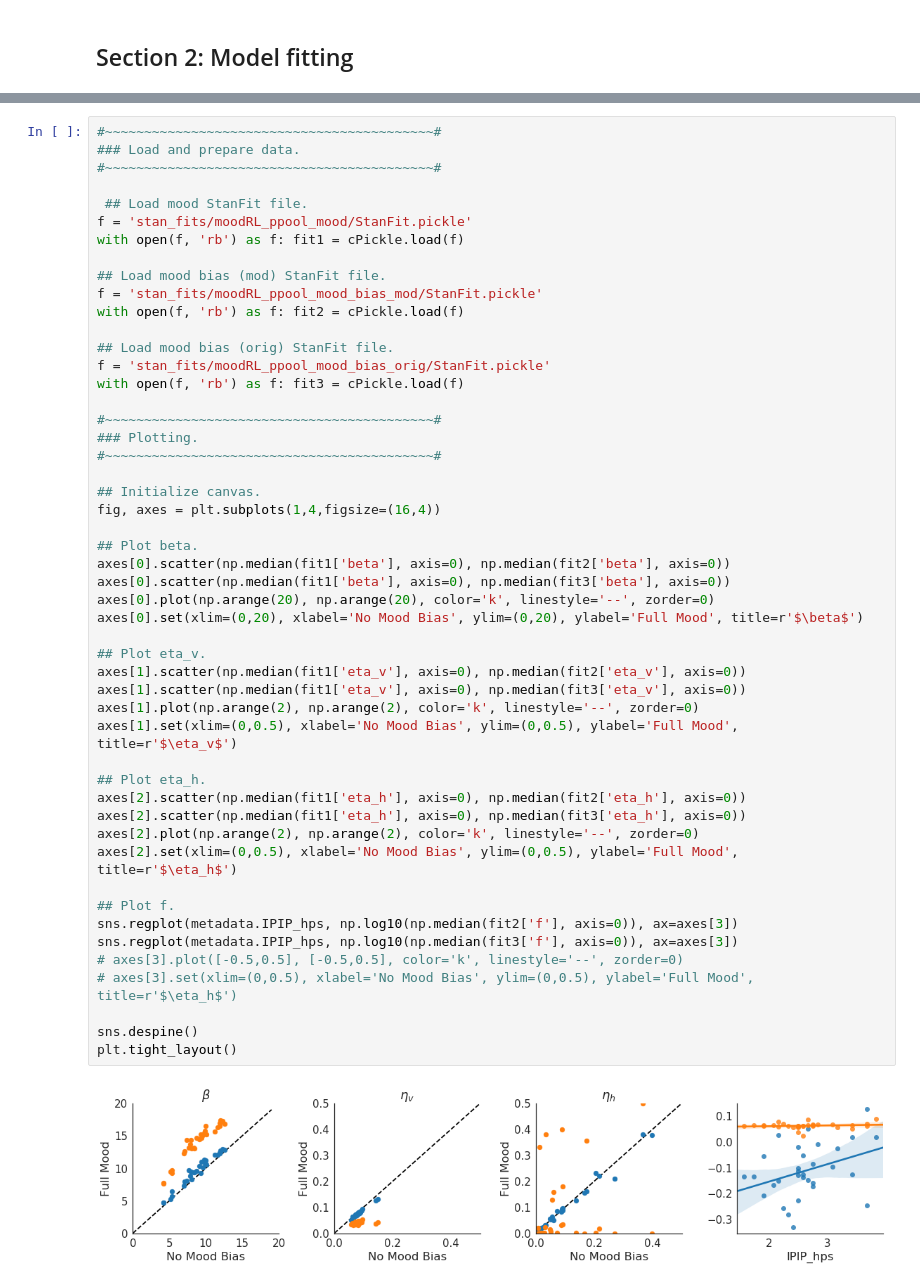
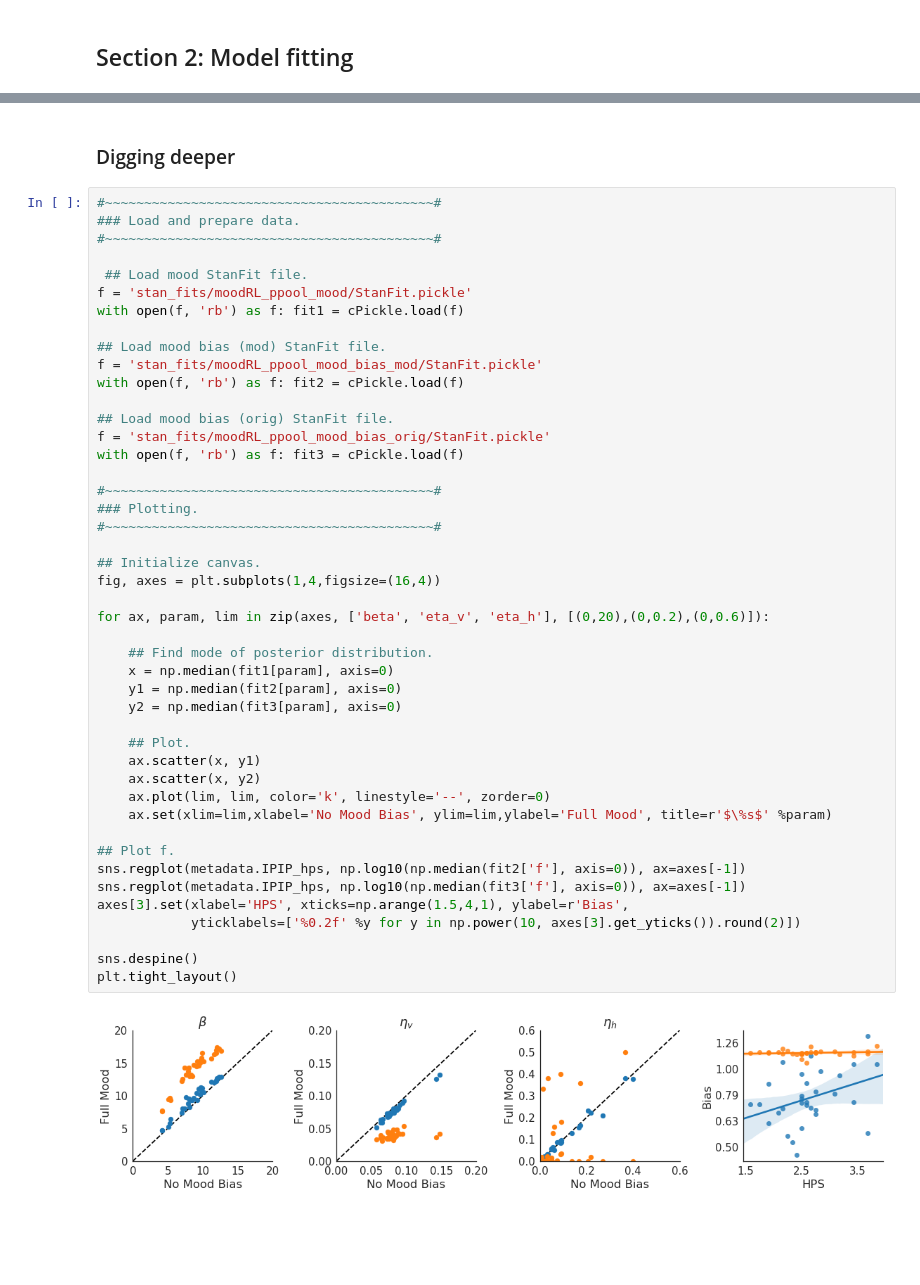
Before and after one commit to szorowi1/pni-rotations, a Jupyter notebook: results_modeling.ipynb, the cells around one changed output, grey strips where cells are left out. Saved outputs shown, nothing was run; the diff lists cells and outputs as text; blank space fills up the shorter version.

```diff
--- a/results_modeling.ipynb
+++ b/results_modeling.ipynb
@@ -367,52 +283,49 @@ sns.despine()
+# %% [markdown]
+### Digging deeper
 # %%
 #~~~~~~~~~~~~~~~~~~~~~~~~~~~~~~~~~~~~~~~~~~#
 ### Load and prepare data.
 #~~~~~~~~~~~~~~~~~~~~~~~~~~~~~~~~~~~~~~~~~~#
 
  ## Load mood StanFit file.
 f = 'stan_fits/moodRL_ppool_mood/StanFit.pickle'
 with open(f, 'rb') as f: fit1 = cPickle.load(f)
 
 ## Load mood bias (mod) StanFit file.
 f = 'stan_fits/moodRL_ppool_mood_bias_mod/StanFit.pickle'
 with open(f, 'rb') as f: fit2 = cPickle.load(f)
 
 ## Load mood bias (orig) StanFit file.
 f = 'stan_fits/moodRL_ppool_mood_bias_orig/StanFit.pickle'
 with open(f, 'rb') as f: fit3 = cPickle.load(f)
 
 #~~~~~~~~~~~~~~~~~~~~~~~~~~~~~~~~~~~~~~~~~~#
 ### Plotting.
 #~~~~~~~~~~~~~~~~~~~~~~~~~~~~~~~~~~~~~~~~~~#
 
 ## Initialize canvas.
 fig, axes = plt.subplots(1,4,figsize=(16,4))
 
-## Plot beta.
-axes[0].scatter(np.median(fit1['beta'], axis=0), np.median(fit2['beta'], axis=0))
-axes[0].scatter(np.median(fit1['beta'], axis=0), np.median(fit3['beta'], axis=0))
-axes[0].plot(np.arange(20), np.arange(20), color='k', linestyle='--', zorder=0)
-axes[0].set(xlim=(0,20), xlabel='No Mood Bias', ylim=(0,20), ylabel='Full Mood', title=r'$\beta$')
+for ax, param, lim in zip(axes, ['beta', 'eta_v', 'eta_h'], [(0,20),(0,0.2),(0,0.6)]):
 
-## Plot eta_v.
-axes[1].scatter(np.median(fit1['eta_v'], axis=0), np.median(fit2['eta_v'], axis=0))
-axes[1].scatter(np.median(fit1['eta_v'], axis=0), np.median(fit3['eta_v'], axis=0))
-axes[1].plot(np.arange(2), np.arange(2), color='k', linestyle='--', zorder=0)
-axes[1].set(xlim=(0,0.5), xlabel='No Mood Bias', ylim=(0,0.5), ylabel='Full Mood', title=r'$\eta_v$')
+    ## Find mode of posterior distribution.
+    x = np.median(fit1[param], axis=0)
+    y1 = np.median(fit2[param], axis=0)
+    y2 = np.median(fit3[param], axis=0)
 
-## Plot eta_h.
-axes[2].scatter(np.median(fit1['eta_h'], axis=0), np.median(fit2['eta_h'], axis=0))
-axes[2].scatter(np.median(fit1['eta_h'], axis=0), np.median(fit3['eta_h'], axis=0))
-axes[2].plot(np.arange(2), np.arange(2), color='k', linestyle='--', zorder=0)
-axes[2].set(xlim=(0,0.5), xlabel='No Mood Bias', ylim=(0,0.5), ylabel='Full Mood', title=r'$\eta_h$')
+    ## Plot.
+    ax.scatter(x, y1)
+    ax.scatter(x, y2)
+    ax.plot(lim, lim, color='k', linestyle='--', zorder=0)
+    ax.set(xlim=lim,xlabel='No Mood Bias', ylim=lim,ylabel='Full Mood', title=r'$\%s$' %param)
 
 ## Plot f.
-sns.regplot(metadata.IPIP_hps, np.log10(np.median(fit2['f'], axis=0)), ax=axes[3])
-sns.regplot(metadata.IPIP_hps, np.log10(np.median(fit3['f'], axis=0)), ax=axes[3])
-# axes[3].plot([-0.5,0.5], [-0.5,0.5], color='k', linestyle='--', zorder=0)
-# axes[3].set(xlim=(0,0.5), xlabel='No Mood Bias', ylim=(0,0.5), ylabel='Full Mood', title=r'$\eta_h$')
+sns.regplot(metadata.IPIP_hps, np.log10(np.median(fit2['f'], axis=0)), ax=axes[-1])
+sns.regplot(metadata.IPIP_hps, np.log10(np.median(fit3['f'], axis=0)), ax=axes[-1])
+axes[3].set(xlabel='HPS', xticks=np.arange(1.5,4,1), ylabel=r'Bias',
+            yticklabels=['%0.2f' %y for y in np.power(10, axes[3].get_yticks()).round(2)])
 
 sns.despine()
 plt.tight_layout()
 # %% [output]
-[figure, old version]
+[figure, new version]
```
Also changed, not shown: parts of 15 cells of this notebook, 2 other files.
